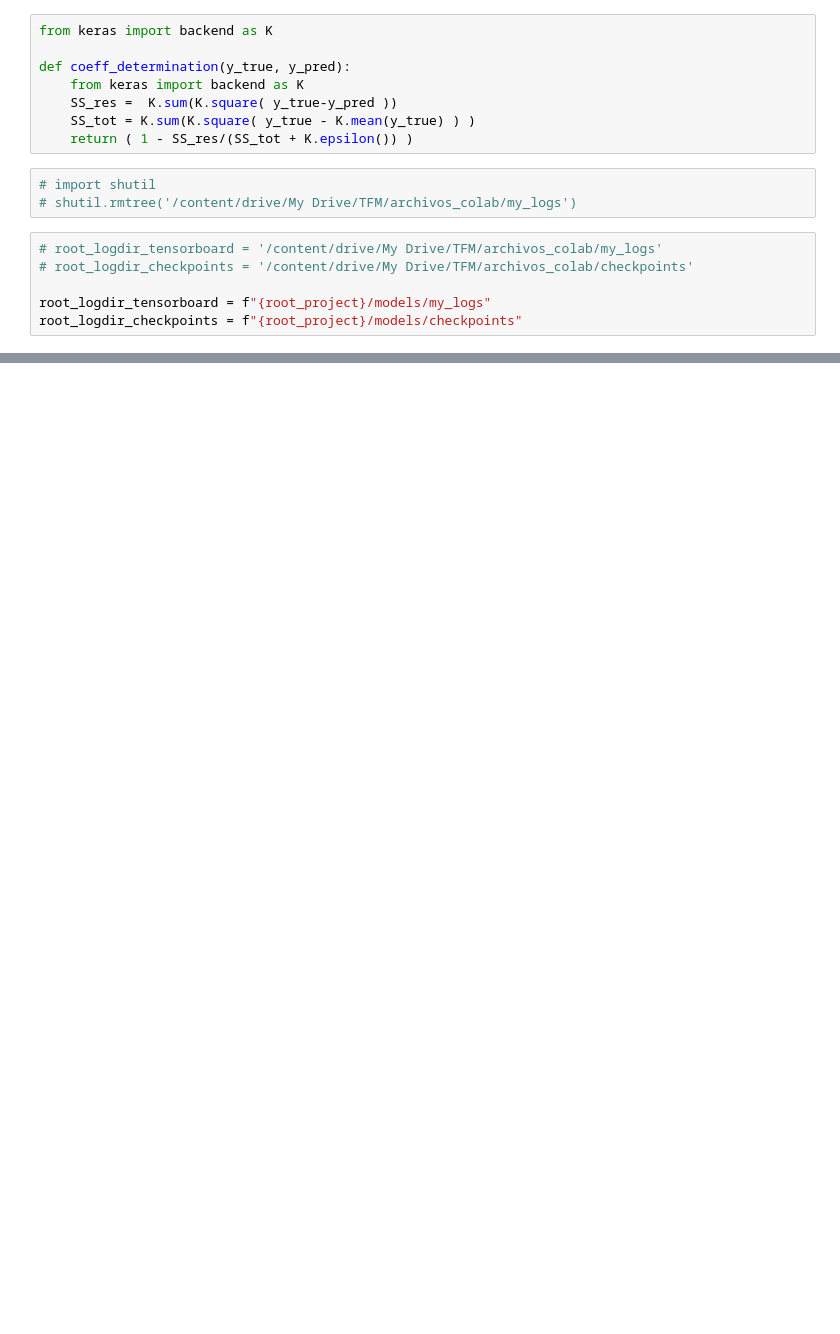
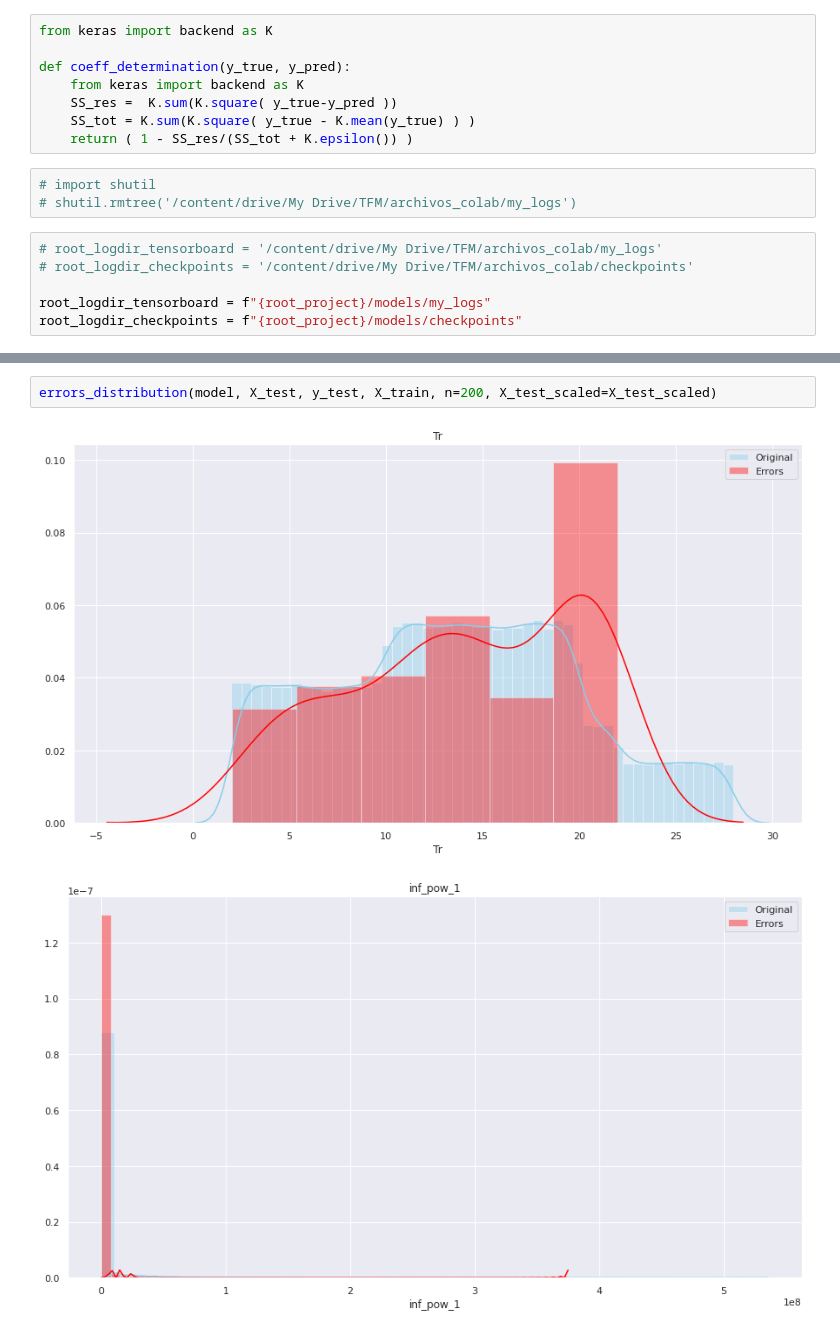
Before and after one commit to Albert-GM/TFM, a Jupyter notebook: notebooks/nn_colab-rev1.ipynb, the cells around one changed output, grey strips where cells are left out. Cells and saved outputs as stored; diff of their text form; blank space fills up the shorter version.

```diff
--- a/notebooks/nn_colab-rev1.ipynb
+++ b/notebooks/nn_colab-rev1.ipynb
@@ -214,0 +239,5 @@ Test r-squared: 0.8446160554885864
+# %%
+errors_distribution(model, X_test, y_test, X_train, n=200, X_test_scaled=X_test_scaled)
+# %% [output]
+[figure, added]
+[figure, added]
```
Also changed, not shown: parts of 17 cells of this notebook, 15 other files.
